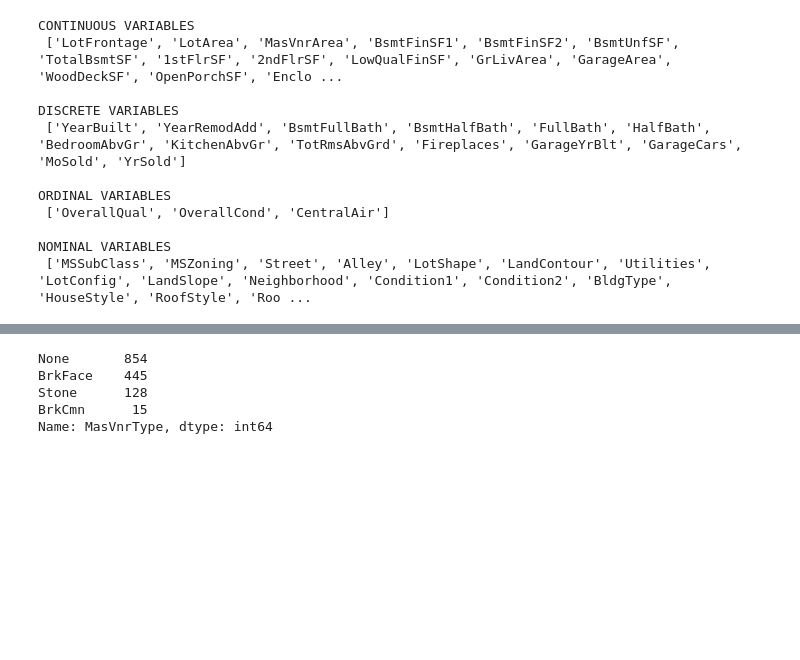
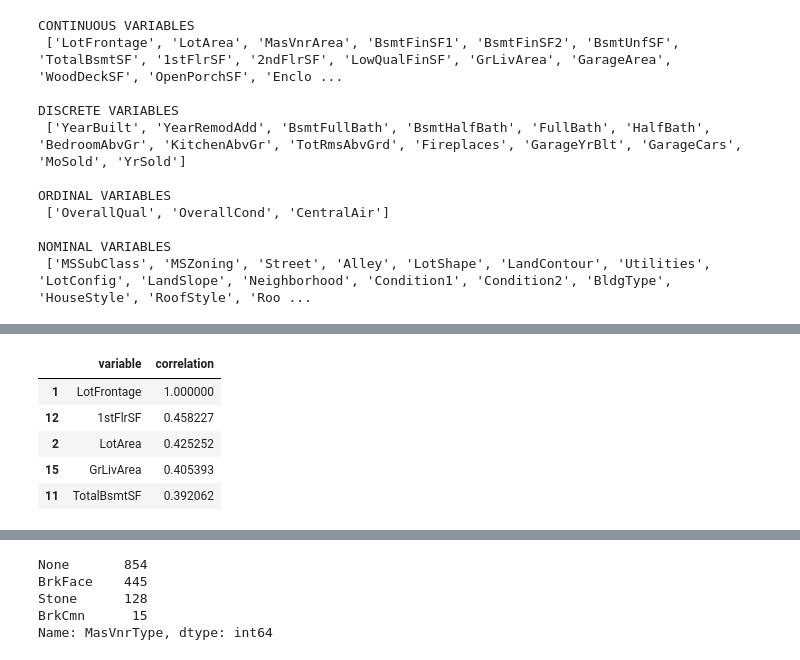
Before and after one commit to fedfioravanti/Regression-and-Classification-to-Predict-House-Prices, a Jupyter notebook: GA_Ames_House_Prices.ipynb, the cells around one changed output, grey strips where cells are left out. Cells and saved outputs as stored; diff of their text form; code cells hidden in the pictures; blank space fills up the shorter version.

```diff
--- a/GA_Ames_House_Prices.ipynb
+++ b/GA_Ames_House_Prices.ipynb
@@ -240,3 +226,7 @@ data_dict = {'MSSubClass':['Identifies the type of dwelling involved in the sale
              'SalePrice':['Value of property at sale','fixed','cont-price']}
 # %% [markdown]
 ## Data Cleaning and Processing
+# %%
+# display a summary for quantitative variables
+pd.set_option('display.max_columns', None)
+house.describe()
@@ -243,3 +250,5 @@ data_dict = {'MSSubClass':['Identifies the type of dwelling involved in the sale
+# %%
+house.drop(columns = ['Utilities','Street'], inplace = True)
 # %%
 # check MSZoning column
 house['MSZoning'].value_counts()
@@ -348,2 +355,8 @@ With **quantitative** variables we can impute the missing values using the most
 
 <br/><br/>
+# %%
+# drop rows with missing data
+house.dropna(subset = ['MasVnrType', 'MasVnrArea','Electrical'], inplace = True)
+# %%
+# convert NA to None - categorical variables where NA means none (e.g. fence = no fence)
+house[['Alley','GarageType','Fence','MiscFeature']] = house[['Alley','GarageType','Fence','MiscFeature']].fillna('None')
@@ -349,0 +384,14 @@ With **quantitative** variables we can impute the missing values using the most
+# %%
+# find the most correlated variables with LotFrontage
+for x, y in house.corr().items():
+    if x == 'LotFrontage':
+        df = pd.DataFrame({'variable':y.index, 'correlation': abs(y.values)})
+
+df.sort_values(by = 'correlation', ascending = False).head()
+# %% [output]
+|  | variable | correlation |
+| 1 | LotFrontage | 1.000000 |
+| 12 | 1stFlrSF | 0.458227 |
+| 2 | LotArea | 0.425252 |
+| 15 | GrLivArea | 0.405393 |
+| 11 | TotalBsmtSF | 0.392062 |
```
Also changed, not shown: parts of 16 cells of this notebook.
